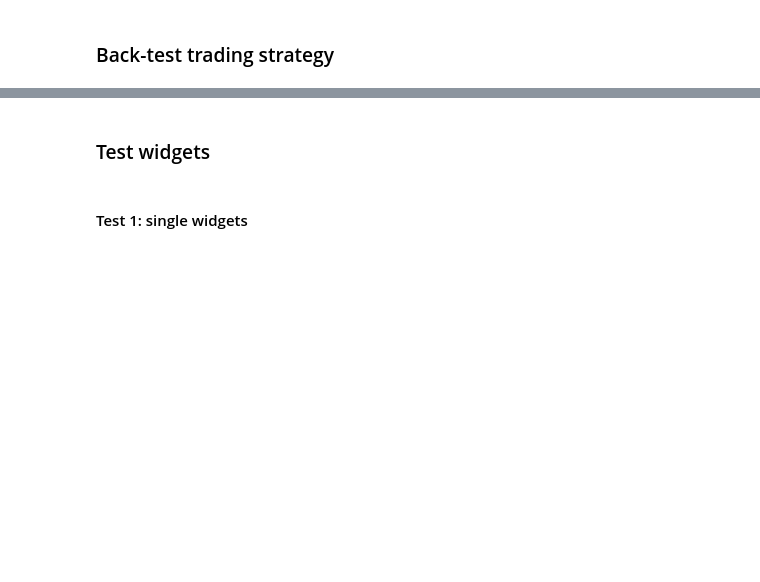
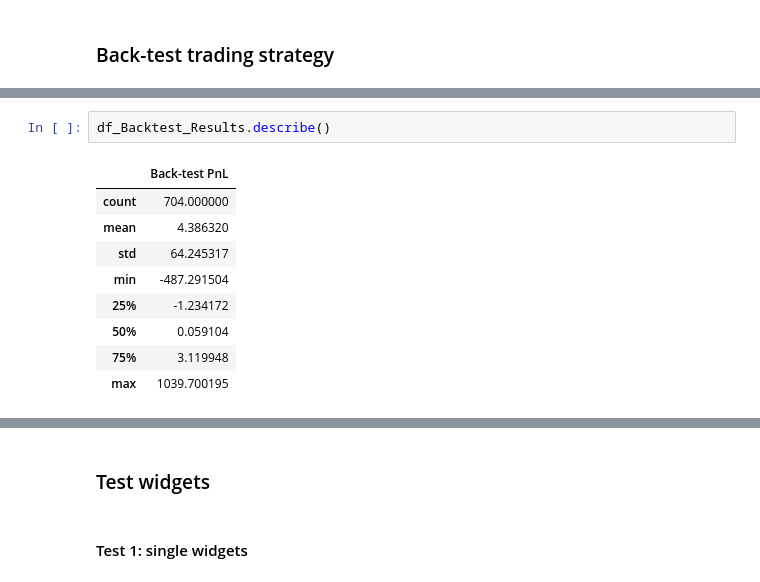
Before and after one commit to cdignam8304/euronext-stocks, a Jupyter notebook: notebooks/analysis.ipynb, the cells around one changed output, grey strips where cells are left out. Drawn from its saved outputs; the diff is of its cells as text; blank space fills up the shorter version.

```diff
--- a/notebooks/analysis.ipynb
+++ b/notebooks/analysis.ipynb
@@ -558,0 +589,12 @@ sell_trades
+# %%
+df_Backtest_Results.describe()
+# %% [output]
+|  | Back-test PnL |
+| count | 704.000000 |
+| mean | 4.386320 |
+| std | 64.245317 |
+| min | -487.291504 |
+| 25% | -1.234172 |
+| 50% | 0.059104 |
+| 75% | 3.119948 |
+| max | 1039.700195 |
```
Also changed, not shown: parts of 21 cells of this notebook, 1 other file.
